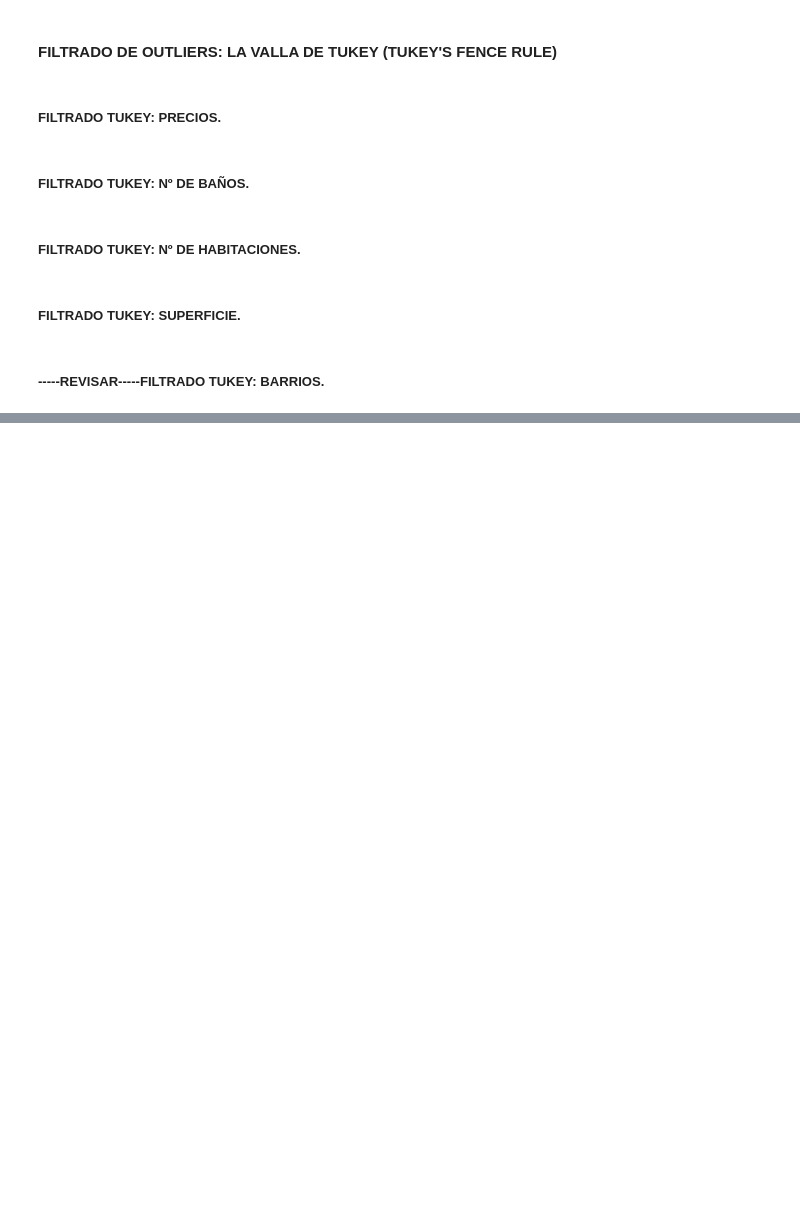
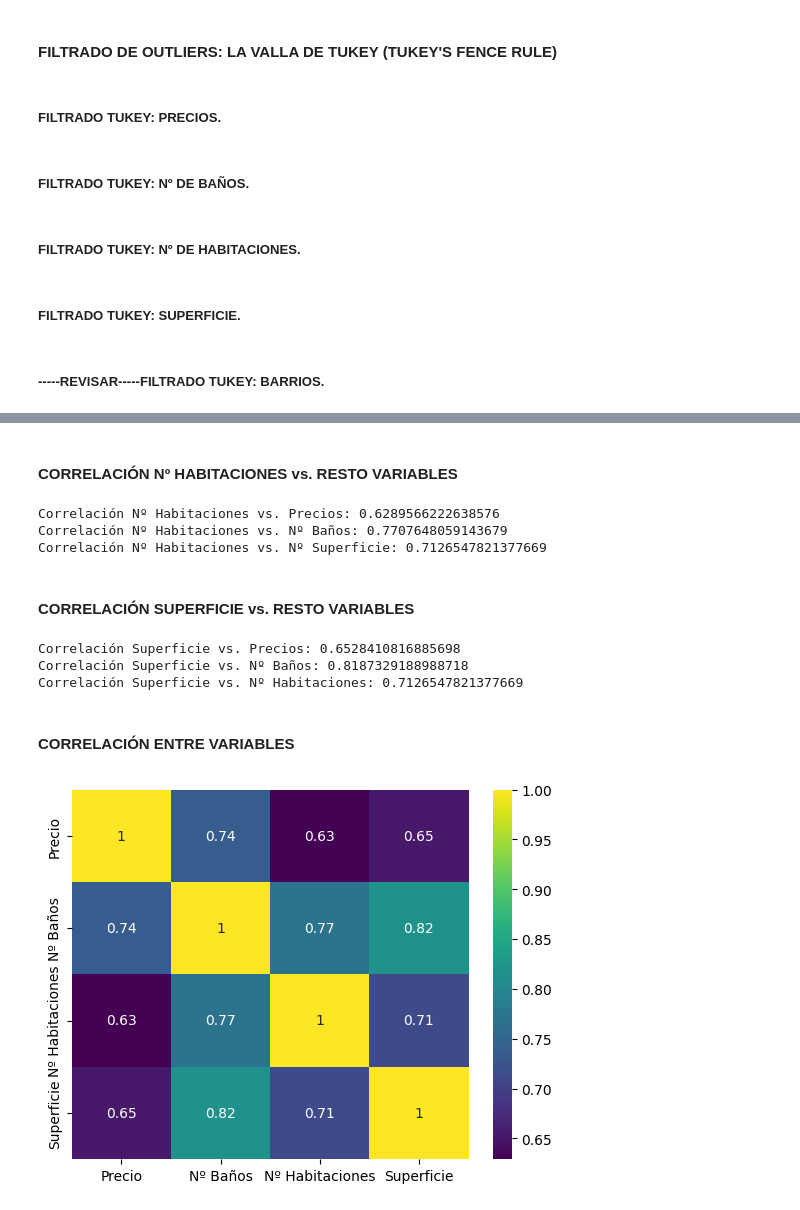
Before and after one commit to angovery/Data-Science-Bootcamp, a Jupyter notebook: Ejercicios_Evaluados/Modulo_2/ejercicio_modulo2.ipynb, the cells around one changed output, grey strips where cells are left out. Drawn from its saved outputs; the diff is of its cells as text; code cells hidden in the pictures; blank space fills up the shorter version.

```diff
--- a/Ejercicios_Evaluados/Modulo_2/ejercicio_modulo2.ipynb
+++ b/Ejercicios_Evaluados/Modulo_2/ejercicio_modulo2.ipynb
@@ -687,0 +1095,42 @@ plt.show()
+# %% [markdown]
+#### CORRELACIÓN Nº HABITACIONES vs. RESTO VARIABLES
+# %%
+print(f"Correlación Nº Habitaciones vs. Precios: {stats.pearsonr(num_habitaciones_standard, precios_standard)[0]}")
+print(f"Correlación Nº Habitaciones vs. Nº Baños: {stats.pearsonr(num_habitaciones_standard, num_banos_standard)[0]}")
+print(f"Correlación Nº Habitaciones vs. Nº Superficie: {stats.pearsonr(num_habitaciones_standard, superficie_standard)[0]}")
+# %% [output]
+Correlación Nº Habitaciones vs. Precios: 0.6289566222638576
+Correlación Nº Habitaciones vs. Nº Baños: 0.7707648059143679
+Correlación Nº Habitaciones vs. Nº Superficie: 0.7126547821377669
+# %% [markdown]
+#### CORRELACIÓN SUPERFICIE vs. RESTO VARIABLES
+# %%
+print(f"Correlación Superficie vs. Precios: {stats.pearsonr(superficie_standard, precios_standard)[0]}")
+print(f"Correlación Superficie vs. Nº Baños: {stats.pearsonr(superficie_standard, num_banos_standard)[0]}")
+print(f"Correlación Superficie vs. Nº Habitaciones: {stats.pearsonr(superficie_standard, num_habitaciones_standard)[0]}")
+# %% [output]
+Correlación Superficie vs. Precios: 0.6528410816885698
+Correlación Superficie vs. Nº Baños: 0.8187329188988718
+Correlación Superficie vs. Nº Habitaciones: 0.7126547821377669
+# %% [markdown]
+#### CORRELACIÓN ENTRE VARIABLES
+# %%
+# Se crea la matriz de las correlaciones entre variables
+columnas = [precios_standard, num_banos_standard, num_habitaciones_standard, superficie_standard]
+
+matriz_lista = list()
+
+for columna_1 in columnas:
+    fila = list()
+    for columna_2 in columnas:
+        fila.append(stats.pearsonr(columna_1, columna_2)[0])
+    matriz_lista.append(fila)
+
+matriz = np.array(matriz_lista)
+
+# Se representa la matriz de las correlaciones entre variables
+nombres_columnas = ["Precio", "Nº Baños", "Nº Habitaciones", "Superficie"]
+sns.heatmap(matriz, annot=True, cmap='viridis', xticklabels=nombres_columnas, yticklabels=nombres_columnas)
+plt.show();
+# %% [output]
+[figure, added]
```
Also changed, not shown: parts of 56 cells of this notebook.
